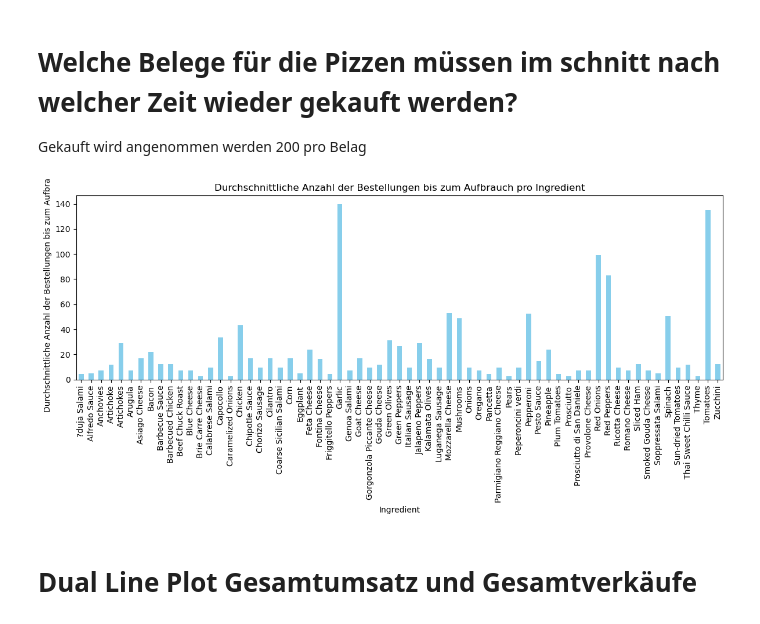
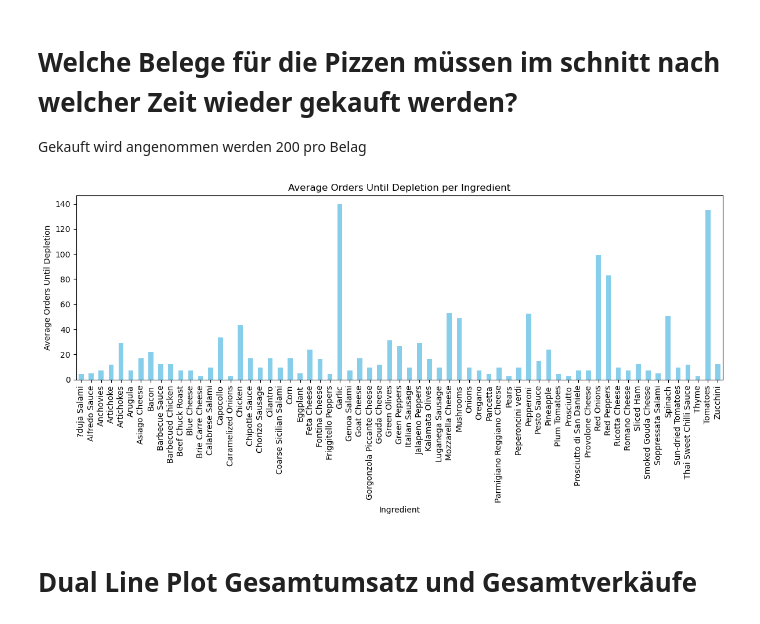
Before and after one commit to dasrinkana/pizza_sales, a Jupyter notebook: pizza.ipynb, the cells around one changed output. Cells and saved outputs as stored; diff of their text form; code cells hidden in the pictures.

```diff
--- a/pizza.ipynb
+++ b/pizza.ipynb
@@ -439,32 +431,26 @@ Gekauft wird angenommen werden 200 pro Belag
 # %%
 # Annahme: 200 Stück pro Belag von der Pizzafirma gekauft
 units_per_topping = 200
 
 # Neue Spalte 'ingredient' erstellen, indem die Zutaten aufgeteilt werden
 data['ingredients_list'] = data['pizza_ingredients'].str.split(', ')
 
-# Explodieren der Liste von Zutaten, um jeden Belag zu einem einzelnen Eintrag zu machen
 data_exploded = data.explode('ingredients_list')
 
-# Gesamtanzahl der Verkäufe für jedes Ingredient zählen
 total_sales_per_ingredient = data_exploded.groupby('ingredients_list')['quantity'].sum()
 
-# Anzahl der Einheiten (Pizzen) für jedes Ingredient berechnen
 total_units_per_ingredient = total_sales_per_ingredient / units_per_topping
 
-# Plot erstellen
 plt.figure(figsize=(12, 6))
 total_units_per_ingredient.plot(kind='bar', color='skyblue')
 plt.xlabel('Ingredient')
-plt.ylabel('Durchschnittliche Anzahl der Bestellungen bis zum Aufbrauch')
-plt.title('Durchschnittliche Anzahl der Bestellungen bis zum Aufbrauch pro Ingredient')
+plt.ylabel('Average Orders Until Depletion')
+plt.title('Average Orders Until Depletion per Ingredient')
 plt.xticks(rotation=90)
 plt.tight_layout()
-
-# Plot anzeigen
 plt.show()
 # %% [output]
-[figure, old version]
+[figure, new version]
 # %% [markdown]
 # Dual Line Plot Gesamtumsatz und Gesamtverkäufe
 # %%
```
Also changed, not shown: parts of 12 cells of this notebook.
